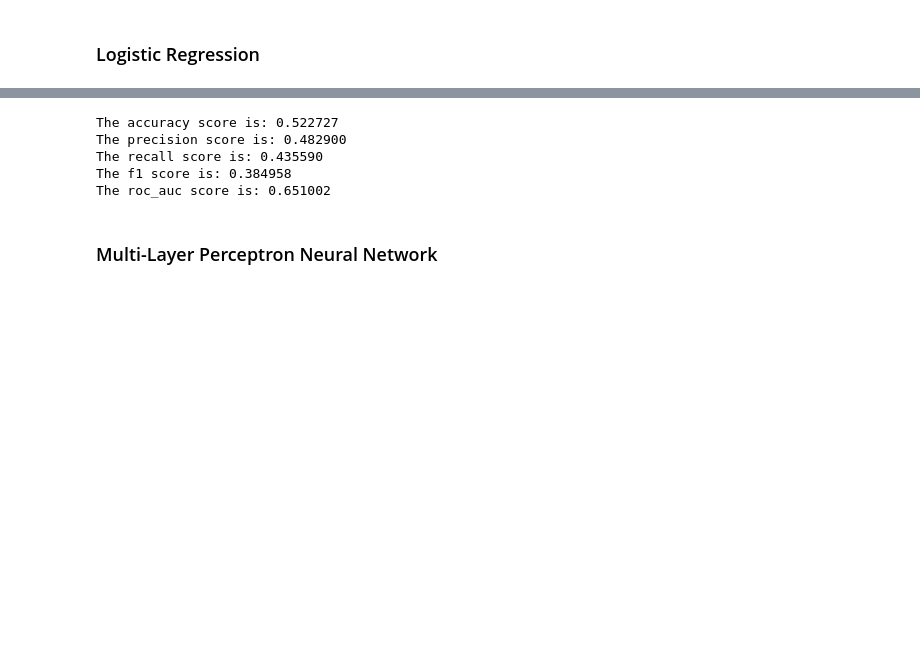
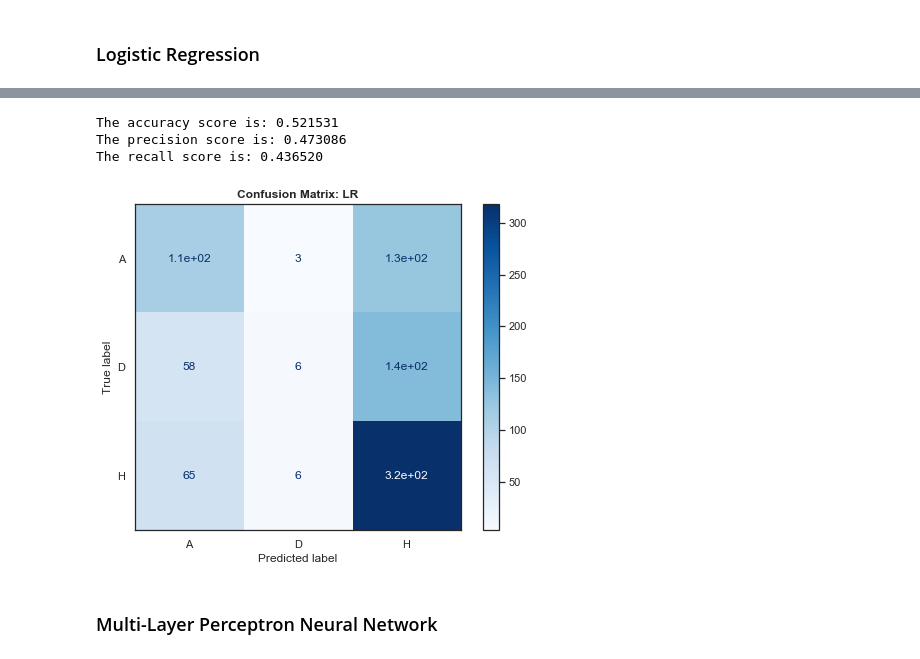
Before and after one commit to arundathi-shanthini/Beat-the-Bookie, a Jupyter notebook: Code/Beat The Bookie.ipynb, the cells around one changed output, grey strips where cells are left out. Saved outputs shown, nothing was run; the diff lists cells and outputs as text; code cells hidden in the pictures; blank space fills up the shorter version.

Commit message:
Added confusion matrix

```diff
--- a/Code/Beat The Bookie.ipynb
+++ b/Code/Beat The Bookie.ipynb
@@ -665,25 +667,20 @@ def get_scores(model,X,y):
     print('ROC-AUC: %f'%(scores['test_roc_auc_ovr'].mean()))
     return scores
 # %%
-def get_model_score(model,X_train,y_train,X_test,y_test):
+def get_model_accuracy_on_test(model,X_train,y_train,X_test,y_test,title):
     scores = {}
 
-    model.fit(X_train,y_train)
+    classifier=model.fit(X_train,y_train)
     y_pred = model.predict(X_test)
 
-    ovr_classifier = OneVsRestClassifier(model)
-
-#     y_train_ovr = label_binarize(y_train, classes=np.unique(y_train))
-    y_test_ovr = label_binarize(y_test, classes=np.unique(y_test))
-    y_score = ovr_classifier.fit(X_train, y_train).decision_function(X_test)
-
-    y_pred_ovr = ovr_classifier.predict(X_test)
     scores['accuracy'] = (accuracy_score(y_test, y_pred))
     scores['precision'] = (precision_score(y_test, y_pred,average='macro'))
     scores['recall'] = (recall_score(y_test, y_pred,average='macro'))
-    scores['f1'] = (f1_score(y_test, y_pred,average='macro'))
-    scores['roc_auc'] = (roc_auc_score(y_test_ovr, y_score,average='macro', multi_class='ovr'))
-
+    disp = plot_confusion_matrix(classifier, X_test, y_test,
+                                 display_labels=['A','D','H'],
+                                 cmap=plt.cm.Blues)
+    disp.ax_.set_title('Confusion Matrix: %s'%(title))
+    disp.confusion_matrix
     return scores
 # %%
 def get_best_params_RandomizedCV(model,X,y,param_grid,refit='accuracy'):
@@ -749,16 +746,15 @@ Best mean roc_auc_ovr Score:  0.38462538367181165
 # %%
 model_LR.set_params(**best_params_LR)
 
-all_scores['LR'] = get_model_score(model_LR,X_train,y_train,X_test,y_test)
+all_scores['LR'] = get_model_accuracy_on_test(model_LR,X_train,y_train,X_test,y_test,'LR')
 
 for key, value in all_scores['LR'].items():
     print('The %s score is: %f' % (key,value))
 # %% [output]
-The accuracy score is: 0.522727
-The precision score is: 0.482900
-The recall score is: 0.435590
-The f1 score is: 0.384958
-The roc_auc score is: 0.651002
+The accuracy score is: 0.521531
+The precision score is: 0.473086
+The recall score is: 0.436520
+[figure, added]
 # %% [markdown]
 ### Multi-Layer Perceptron Neural Network
 # %%
```
Also changed, not shown: parts of 26 cells of this notebook, 4 other files.
